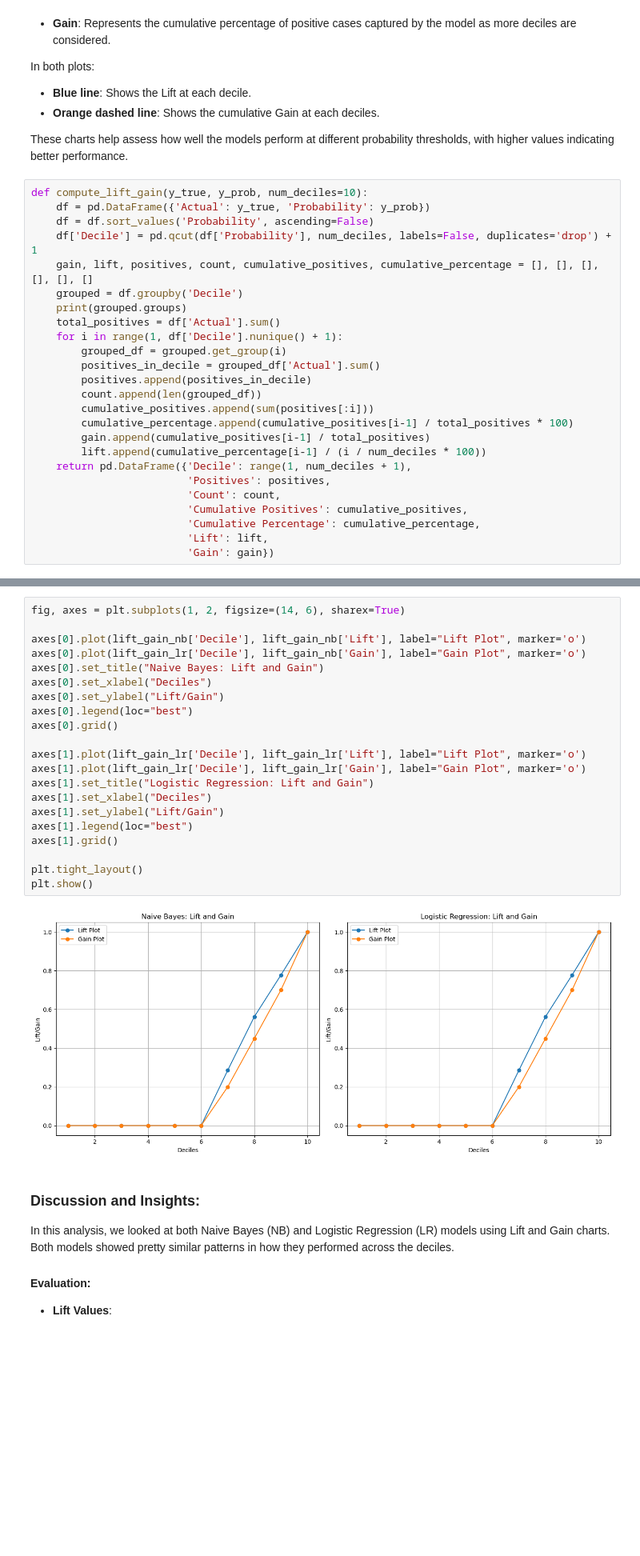
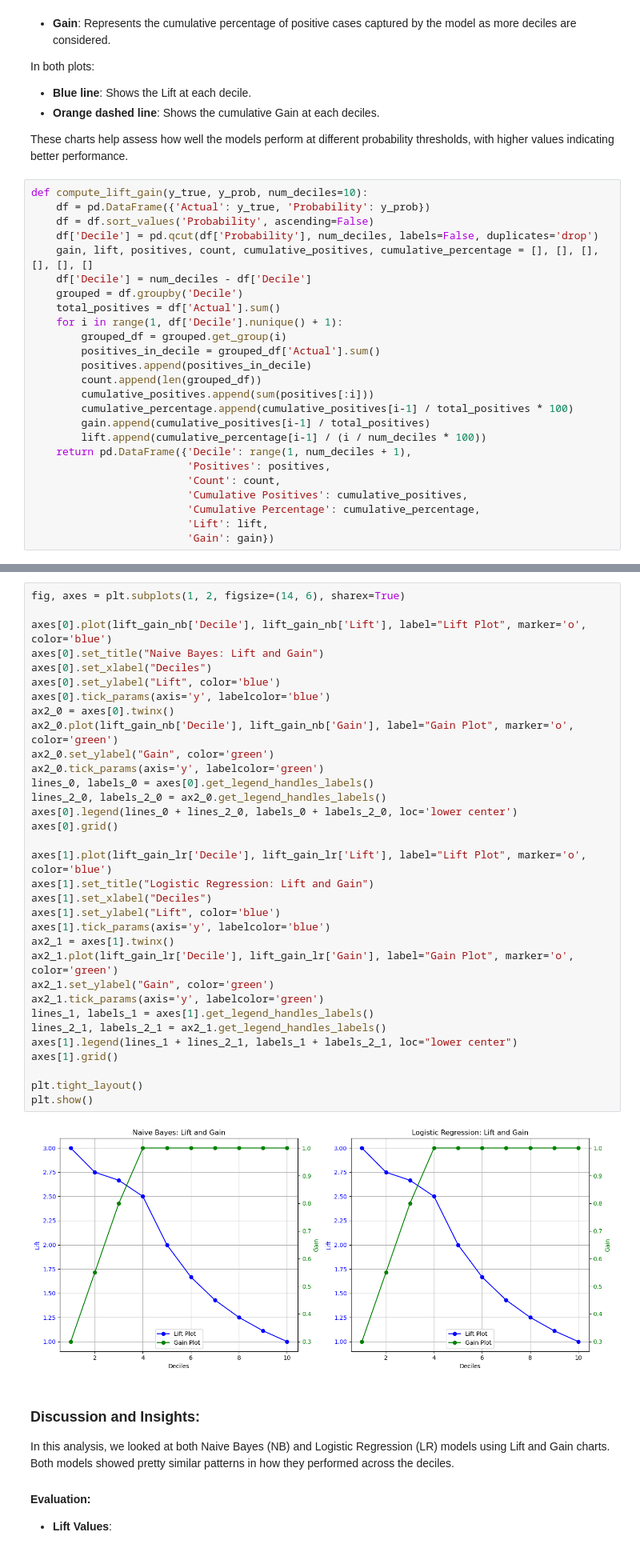
Before and after one commit to RahulChhatbar/Generative-vs-Discriminative-Models, a Jupyter notebook: src/penguin_analysis.ipynb, the cells around one changed output, grey strips where cells are left out. Shown: that part at 80% size. Cells and saved outputs as stored; diff of their text form; blank space fills up the shorter version.

```diff
--- a/src/penguin_analysis.ipynb
+++ b/src/penguin_analysis.ipynb
@@ -286,10 +286,10 @@ These charts help assess how well the models perform at different probability th
 def compute_lift_gain(y_true, y_prob, num_deciles=10):
     df = pd.DataFrame({'Actual': y_true, 'Probability': y_prob})
     df = df.sort_values('Probability', ascending=False)
-    df['Decile'] = pd.qcut(df['Probability'], num_deciles, labels=False, duplicates='drop') + 1
+    df['Decile'] = pd.qcut(df['Probability'], num_deciles, labels=False, duplicates='drop')
     gain, lift, positives, count, cumulative_positives, cumulative_percentage = [], [], [], [], [], []
+    df['Decile'] = num_deciles - df['Decile']
     grouped = df.groupby('Decile')
-    print(grouped.groups)
     total_positives = df['Actual'].sum()
     for i in range(1, df['Decile'].nunique() + 1):
         grouped_df = grouped.get_group(i)
@@ -399,26 +337,38 @@ Lift and Gain for Naive Bayes:
 # %%
 fig, axes = plt.subplots(1, 2, figsize=(14, 6), sharex=True)
 
-axes[0].plot(lift_gain_nb['Decile'], lift_gain_nb['Lift'], label="Lift Plot", marker='o')
-axes[0].plot(lift_gain_lr['Decile'], lift_gain_nb['Gain'], label="Gain Plot", marker='o')
+axes[0].plot(lift_gain_nb['Decile'], lift_gain_nb['Lift'], label="Lift Plot", marker='o', color='blue')
 axes[0].set_title("Naive Bayes: Lift and Gain")
 axes[0].set_xlabel("Deciles")
-axes[0].set_ylabel("Lift/Gain")
-axes[0].legend(loc="best")
+axes[0].set_ylabel("Lift", color='blue')
+axes[0].tick_params(axis='y', labelcolor='blue')
+ax2_0 = axes[0].twinx()
+ax2_0.plot(lift_gain_nb['Decile'], lift_gain_nb['Gain'], label="Gain Plot", marker='o', color='green')
+ax2_0.set_ylabel("Gain", color='green')
+ax2_0.tick_params(axis='y', labelcolor='green')
+lines_0, labels_0 = axes[0].get_legend_handles_labels()
+lines_2_0, labels_2_0 = ax2_0.get_legend_handles_labels()
+axes[0].legend(lines_0 + lines_2_0, labels_0 + labels_2_0, loc='lower center')
 axes[0].grid()
 
-axes[1].plot(lift_gain_lr['Decile'], lift_gain_lr['Lift'], label="Lift Plot", marker='o')
-axes[1].plot(lift_gain_lr['Decile'], lift_gain_lr['Gain'], label="Gain Plot", marker='o')
+axes[1].plot(lift_gain_lr['Decile'], lift_gain_lr['Lift'], label="Lift Plot", marker='o', color='blue')
 axes[1].set_title("Logistic Regression: Lift and Gain")
 axes[1].set_xlabel("Deciles")
-axes[1].set_ylabel("Lift/Gain")
-axes[1].legend(loc="best")
+axes[1].set_ylabel("Lift", color='blue')
+axes[1].tick_params(axis='y', labelcolor='blue')
+ax2_1 = axes[1].twinx()
+ax2_1.plot(lift_gain_lr['Decile'], lift_gain_lr['Gain'], label="Gain Plot", marker='o', color='green')
+ax2_1.set_ylabel("Gain", color='green')
+ax2_1.tick_params(axis='y', labelcolor='green')
+lines_1, labels_1 = axes[1].get_legend_handles_labels()
+lines_2_1, labels_2_1 = ax2_1.get_legend_handles_labels()
+axes[1].legend(lines_1 + lines_2_1, labels_1 + labels_2_1, loc="lower center")
 axes[1].grid()
 
 plt.tight_layout()
 plt.show()
 # %% [output]
-[figure, old version]
+[figure, new version]
 # %% [markdown]
 ### Discussion and Insights:
 
```
Also changed, not shown: parts of 3 cells of this notebook.
